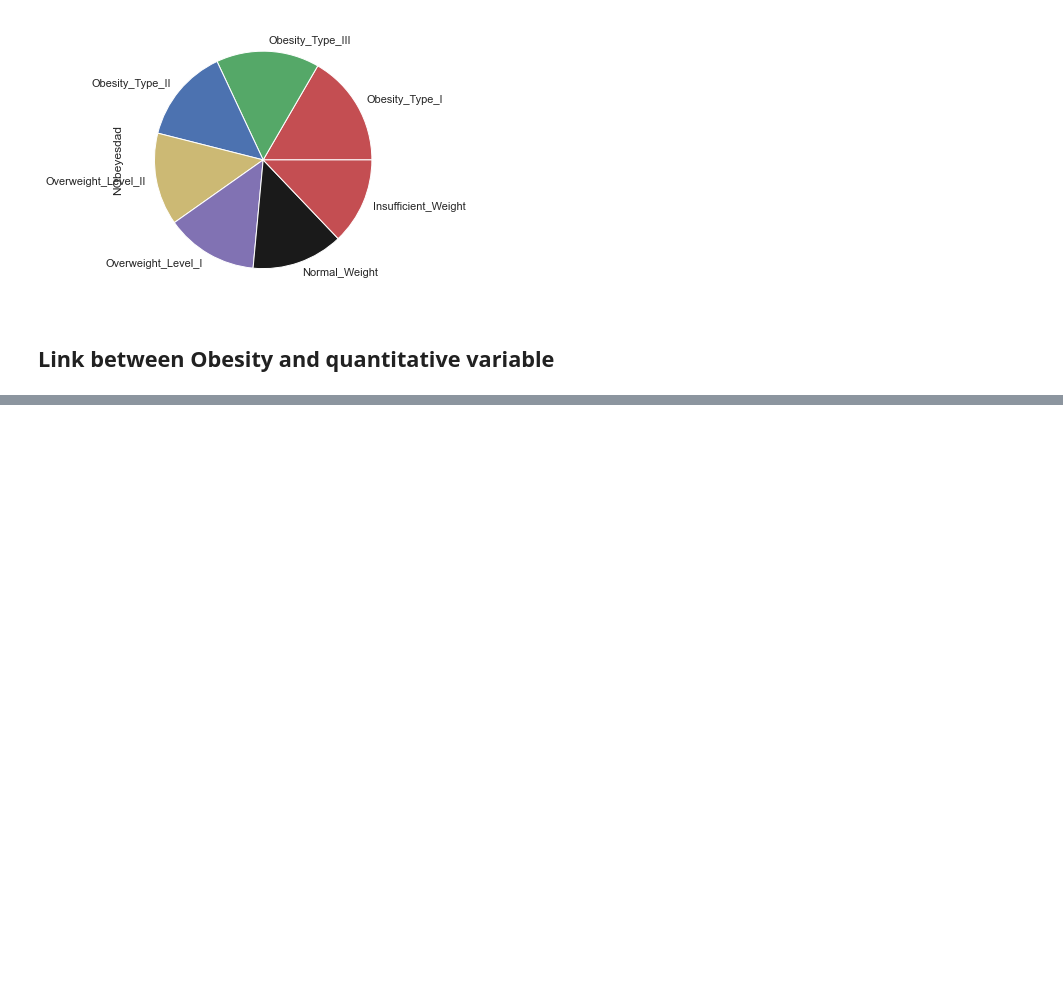
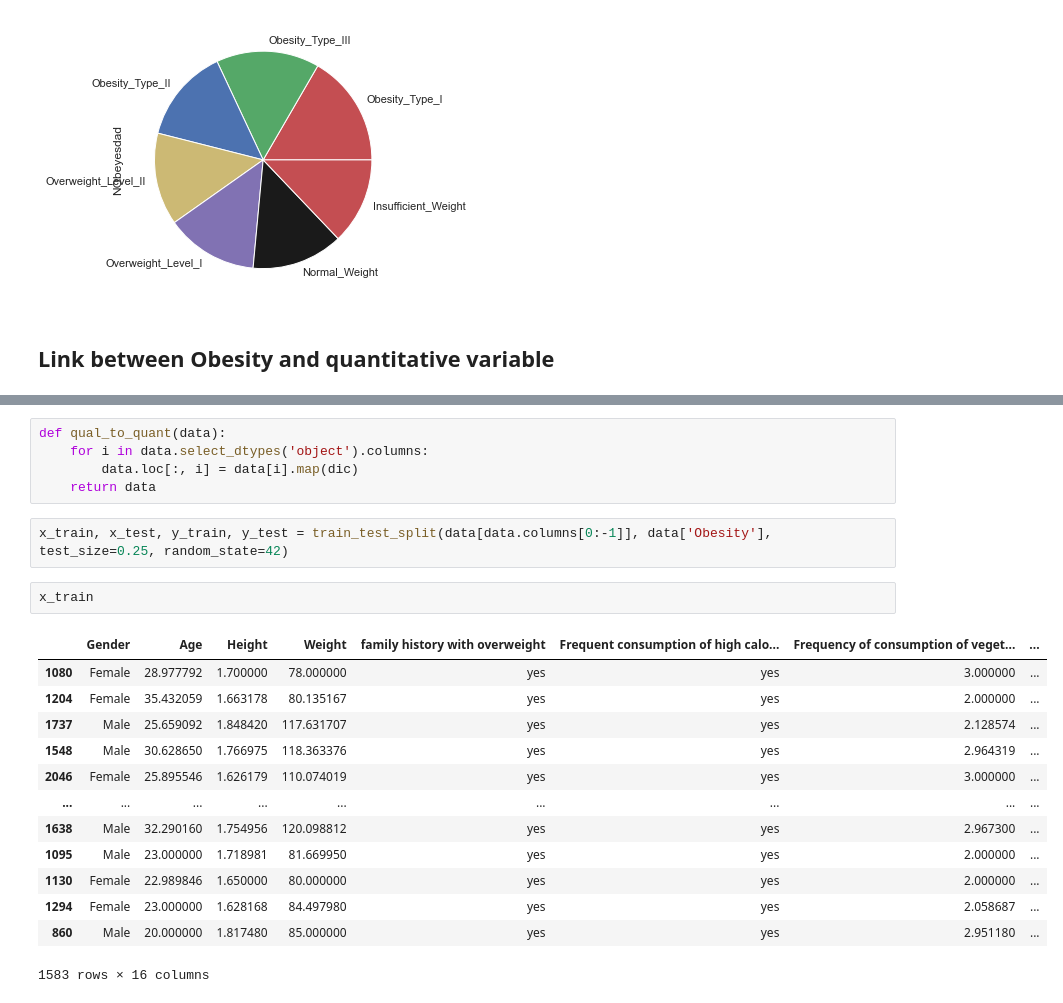
Before and after one commit to Tintintin1234/Projet-Python-Data-Analyse, a Jupyter notebook: Projet Python.ipynb, the cells around one changed output, grey strips where cells are left out. Drawn from its saved outputs; the diff is of its cells as text; blank space fills up the shorter version.

```diff
--- a/Projet Python.ipynb
+++ b/Projet Python.ipynb
@@ -300,0 +405,23 @@ for i in data.select_dtypes('double'):
+# %%
+def qual_to_quant(data):
+    for i in data.select_dtypes('object').columns:
+        data.loc[:, i] = data[i].map(dic)
+    return data
+# %%
+x_train, x_test, y_train, y_test = train_test_split(data[data.columns[0:-1]], data['Obesity'], test_size=0.25, random_state=42)
+# %%
+x_train
+# %% [output]
+|  | Gender | Age | Height | Weight | family history with overweight | Frequent consumption of high calo... | Frequency of consumption of veget... | ... |
+| 1080 | Female | 28.977792 | 1.700000 | 78.000000 | yes | yes | 3.000000 | ... |
+| 1204 | Female | 35.432059 | 1.663178 | 80.135167 | yes | yes | 2.000000 | ... |
+| 1737 | Male | 25.659092 | 1.848420 | 117.631707 | yes | yes | 2.128574 | ... |
+| 1548 | Male | 30.628650 | 1.766975 | 118.363376 | yes | yes | 2.964319 | ... |
+| 2046 | Female | 25.895546 | 1.626179 | 110.074019 | yes | yes | 3.000000 | ... |
+| ... | ... | ... | ... | ... | ... | ... | ... | ... |
+| 1638 | Male | 32.290160 | 1.754956 | 120.098812 | yes | yes | 2.967300 | ... |
+| 1095 | Male | 23.000000 | 1.718981 | 81.669950 | yes | yes | 2.000000 | ... |
+| 1130 | Female | 22.989846 | 1.650000 | 80.000000 | yes | yes | 2.000000 | ... |
+| 1294 | Female | 23.000000 | 1.628168 | 84.497980 | yes | yes | 2.058687 | ... |
+| 860 | Male | 20.000000 | 1.817480 | 85.000000 | yes | yes | 2.951180 | ... |
+1583 rows × 16 columns
```
Also changed, not shown: parts of 48 cells of this notebook.
